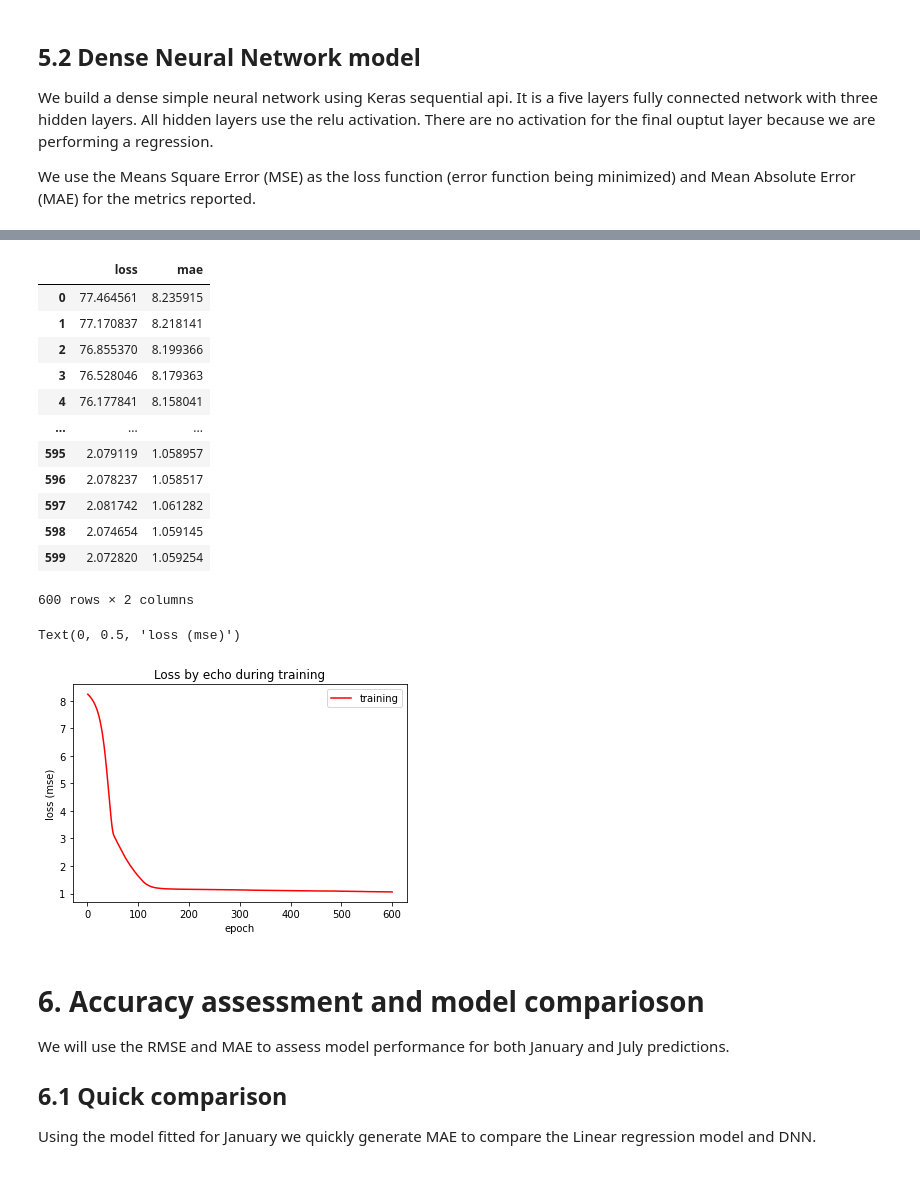
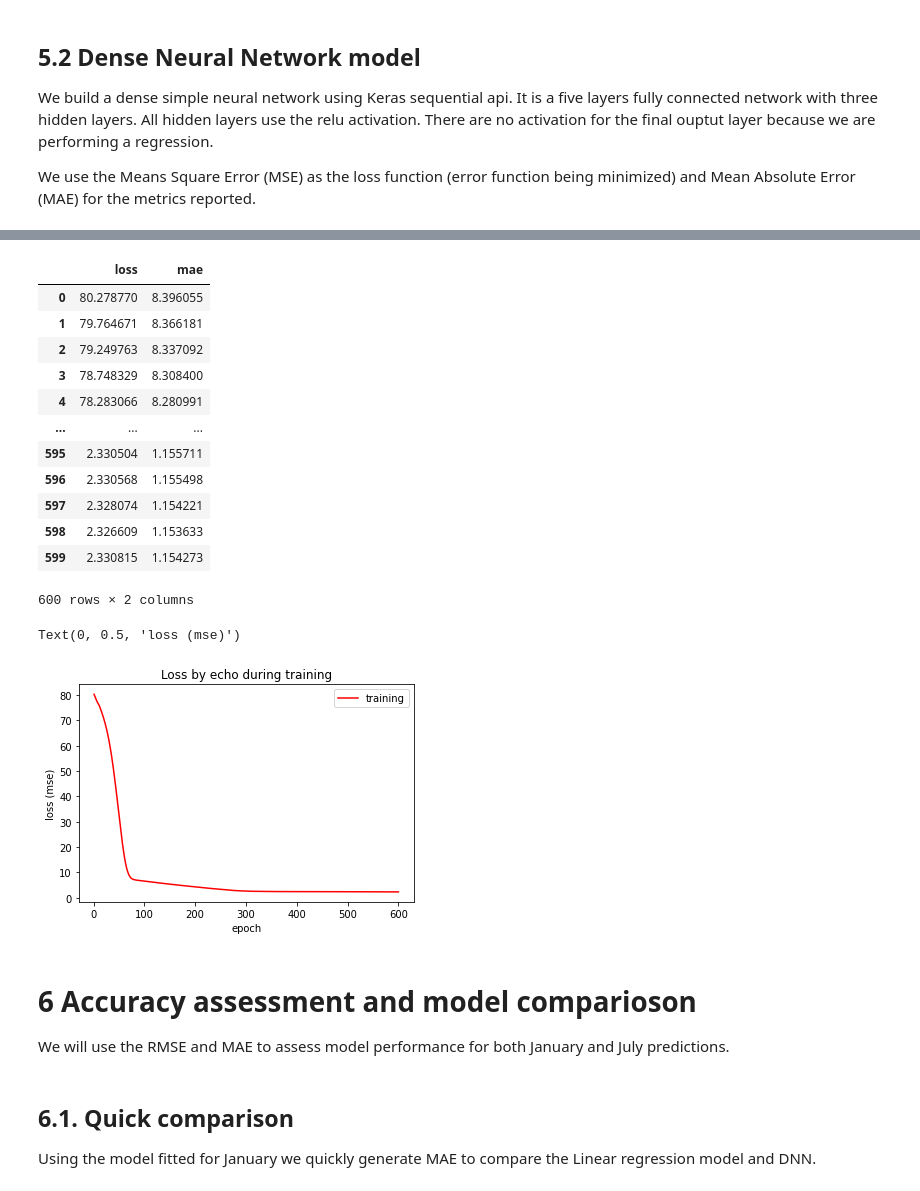
Before and after one commit to bparment1/deep_learning_with_satellite_imagery_and_geospatial_data, a Jupyter notebook: temperature_predictions_DNN.ipynb, the cells around one changed output, grey strips where cells are left out. Saved outputs shown, nothing was run; the diff lists cells and outputs as text; code cells hidden in the pictures.

```diff
--- a/temperature_predictions_DNN.ipynb
+++ b/temperature_predictions_DNN.ipynb
@@ -284,16 +297,13 @@ We visualize the remotely sensed LST images and the locations of meteorological
 ### PART I: READ AND VISUALIZE DATA #######
 
 data_gpd = gpd.read_file(os.path.join(in_dir,ghcn_filename))
-
 data_gpd.head()
-data_gpd = gpd.read_file(os.path.join(in_dir,ghcn_filename))
 
 ## Extracting information from raster using raster io object
 lst1 = rasterio.open(os.path.join(in_dir,infile_lst_month1))
 lst7 = rasterio.open(os.path.join(in_dir,infile_lst_month7))
 print(type(lst1))
 print("Coordinate reference system: ",lst1.crs )
-
 print(" Rows and columns: ", lst1.shape, "number of rows: ", lst1.height)
 data_gpd.head()
 # %% [output]
@@ -524,37 +536,37 @@ loss_acc_fit_model_dnn_df.to_csv("loss_acc_fit_model_dnn_df.csv")
 loss_acc_fit_model_dnn_df
 # %% [output]
 |  | loss | mae |
-| 0 | 77.464561 | 8.235915 |
-| 1 | 77.170837 | 8.218141 |
-| 2 | 76.855370 | 8.199366 |
-| 3 | 76.528046 | 8.179363 |
-| 4 | 76.177841 | 8.158041 |
+| 0 | 80.278770 | 8.396055 |
+| 1 | 79.764671 | 8.366181 |
+| 2 | 79.249763 | 8.337092 |
+| 3 | 78.748329 | 8.308400 |
+| 4 | 78.283066 | 8.280991 |
 | ... | ... | ... |
-| 595 | 2.079119 | 1.058957 |
-| 596 | 2.078237 | 1.058517 |
-| 597 | 2.081742 | 1.061282 |
-| 598 | 2.074654 | 1.059145 |
-| 599 | 2.072820 | 1.059254 |
+| 595 | 2.330504 | 1.155711 |
+| 596 | 2.330568 | 1.155498 |
+| 597 | 2.328074 | 1.154221 |
+| 598 | 2.326609 | 1.153633 |
+| 599 | 2.330815 | 1.154273 |
 600 rows × 2 columns
 # %%
 # Plot fit history
 fig, ax = plt.subplots()
-ax.plot(range(1,epoch_n+1),loss_acc_fit_model_dnn_df['mae'],
+ax.plot(range(1,epoch_n+1),loss_acc_fit_model_dnn_df['loss'],
         color="red",label="training")
 ax.legend()
 # Add title and axis names
 ax.set_title('Loss by echo during training')
 ax.set_xlabel('epoch')
 ax.set_ylabel('loss (mse)')
 # %% [output]
 Text(0, 0.5, 'loss (mse)')
-[figure, old version]
+[figure, new version]
 # %% [markdown]
-# 6. Accuracy assessment and model comparioson
+# 6 Accuracy assessment and model comparioson
 
 We will use the RMSE and MAE to assess model performance for both January and July predictions.
-
-## 6.1 Quick comparison
-
-Using the model fitted for January we quickly generate MAE to compare the Linear regression model and DNN.
+# %% [markdown]
+## 6.1. Quick comparison
+
+Using the model fitted for January we quickly generate MAE to compare the Linear regression model and DNN.
 # %%
```
Also changed, not shown: parts of 23 cells of this notebook, 2 other files.
